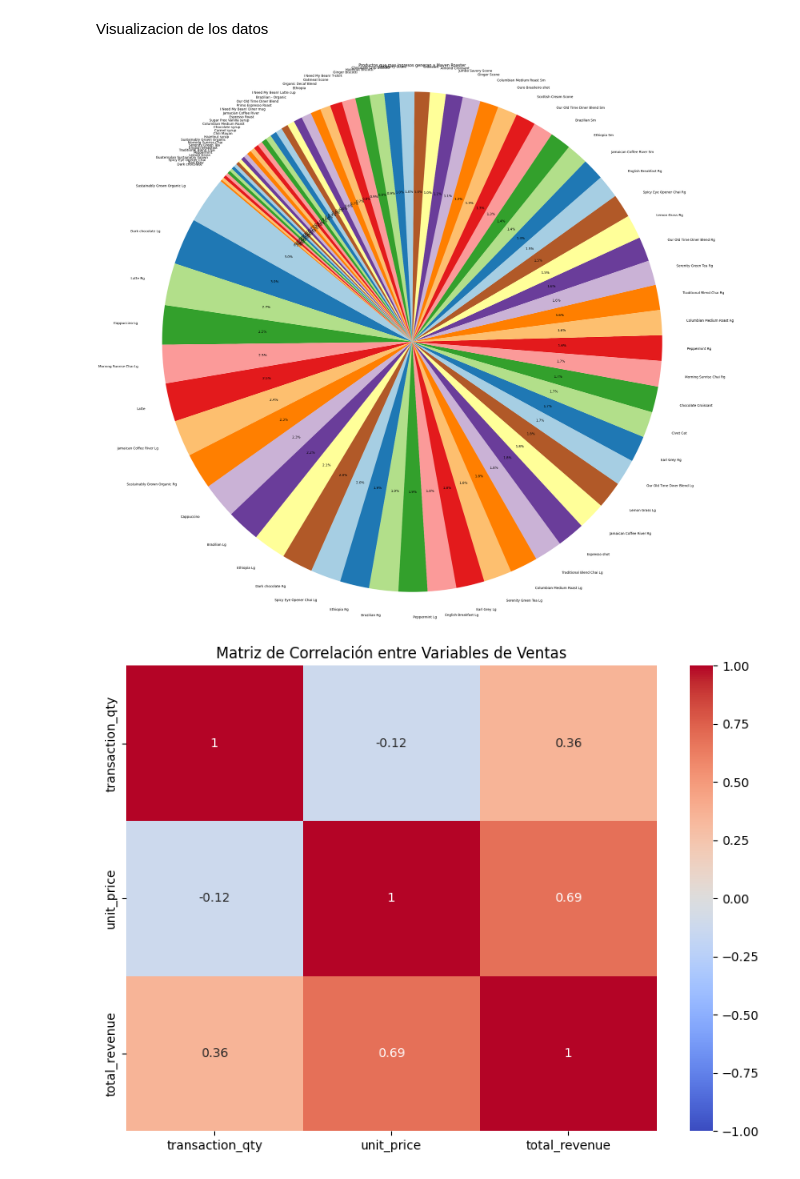
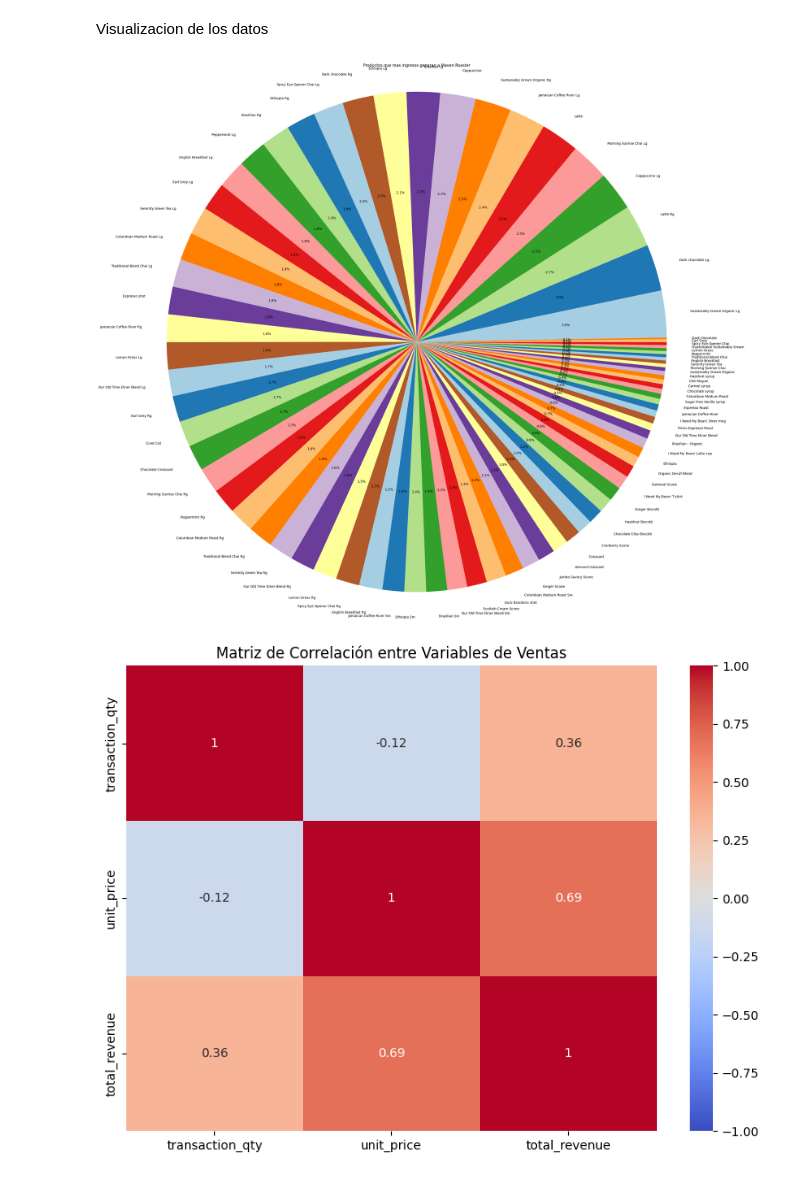
Before and after one commit to AndresOrtega-tech/CoffeShopSales, a Jupyter notebook: Analisis.ipynb, the cells around one changed output. Saved outputs shown, nothing was run; the diff lists cells and outputs as text; code cells hidden in the pictures.

```diff
--- a/Analisis.ipynb
+++ b/Analisis.ipynb
@@ -215,16 +215,16 @@ Visualizacion de los datos
 # %%
 top_revenue_products = total_revenue_by_product
 
 plt.figure(figsize=(30, 30))
 
-plt.pie(top_revenue_products.values, labels=top_revenue_products.index, autopct='%1.1f%%', startangle=140, colors=plt.cm.Paired.colors)
+plt.pie(top_revenue_products.values, labels=top_revenue_products.index, autopct='%1.1f%%', startangle=1, colors=plt.cm.Paired.colors)
 
 plt.title('Productos que mas ingresos generan a Maven Roaster')
 
 plt.axis('equal')
 plt.show()
 # %% [output]
-[figure, old version]
+[figure, new version]
 # %%
 # Crear un DataFrame con las variables que queremos correlacionar
 correlation_df = df[['transaction_qty', 'unit_price', 'total_revenue']]
```
Also changed, not shown: 1 other file.
